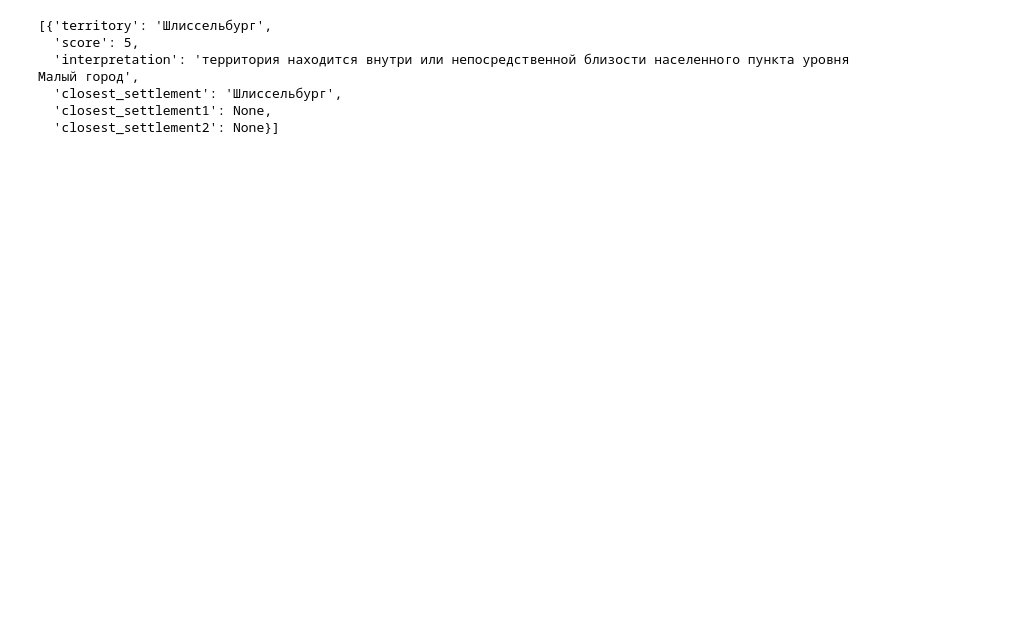
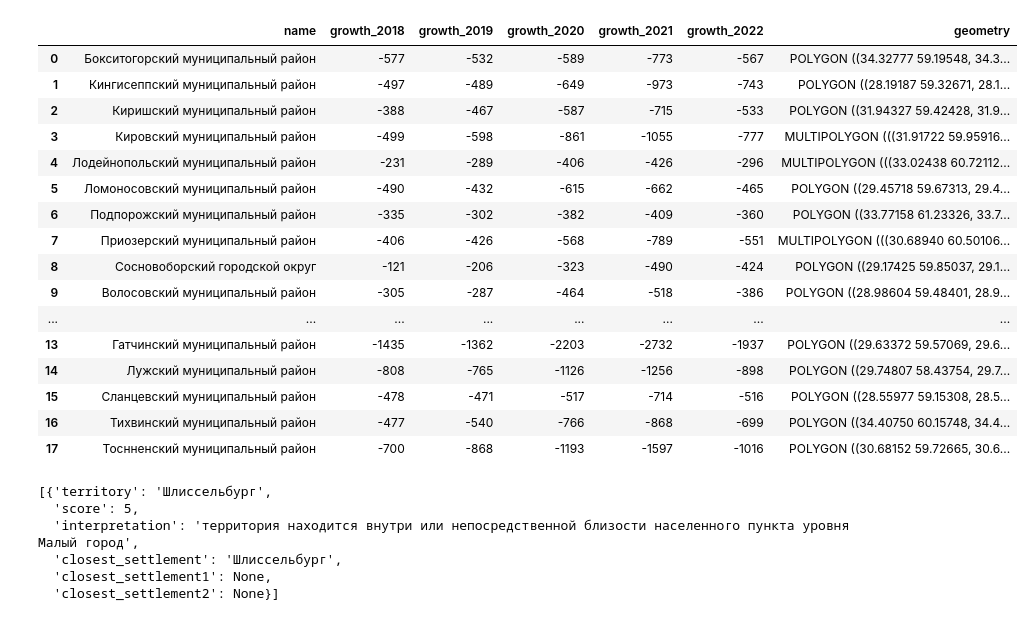
Before and after one commit to Mvin8/PopFrame, a Jupyter notebook: api_test.ipynb, the cells around one changed output. Drawn from its saved outputs; the diff is of its cells as text; code cells hidden in the pictures; blank space fills up the shorter version.

```diff
--- a/api_test.ipynb
+++ b/api_test.ipynb
@@ -2,6 +2,27 @@
 import geopandas as gpd
 import json
 from io import StringIO
+# %%
+gdf = gpd.read_file('examples\data\model_data\growth_mo.geojson')
+gdf
+# %% [output]
+|  | name | growth_2018 | growth_2019 | growth_2020 | growth_2021 | growth_2022 | geometry |
+| 0 | Бокситогорский муниципальный район | -577 | -532 | -589 | -773 | -567 | POLYGON ((34.32777 59.19548, 34.3... |
+| 1 | Кингисеппский муниципальный район | -497 | -489 | -649 | -973 | -743 | POLYGON ((28.19187 59.32671, 28.1... |
+| 2 | Киришский муниципальный район | -388 | -467 | -587 | -715 | -533 | POLYGON ((31.94327 59.42428, 31.9... |
+| 3 | Кировский муниципальный район | -499 | -598 | -861 | -1055 | -777 | MULTIPOLYGON (((31.91722 59.95916... |
+| 4 | Лодейнопольский муниципальный район | -231 | -289 | -406 | -426 | -296 | MULTIPOLYGON (((33.02438 60.72112... |
+| 5 | Ломоносовский муниципальный район | -490 | -432 | -615 | -662 | -465 | POLYGON ((29.45718 59.67313, 29.4... |
+| 6 | Подпорожский муниципальный район | -335 | -302 | -382 | -409 | -360 | POLYGON ((33.77158 61.23326, 33.7... |
+| 7 | Приозерский муниципальный район | -406 | -426 | -568 | -789 | -551 | MULTIPOLYGON (((30.68940 60.50106... |
+| 8 | Сосновоборский городской округ | -121 | -206 | -323 | -490 | -424 | POLYGON ((29.17425 59.85037, 29.1... |
+| 9 | Волосовский муниципальный район | -305 | -287 | -464 | -518 | -386 | POLYGON ((28.98604 59.48401, 28.9... |
+| ... | ... | ... | ... | ... | ... | ... | ... |
+| 13 | Гатчинский муниципальный район | -1435 | -1362 | -2203 | -2732 | -1937 | POLYGON ((29.63372 59.57069, 29.6... |
+| 14 | Лужский муниципальный район | -808 | -765 | -1126 | -1256 | -898 | POLYGON ((29.74807 58.43754, 29.7... |
+| 15 | Сланцевский муниципальный район | -478 | -471 | -517 | -714 | -516 | POLYGON ((28.55977 59.15308, 28.5... |
+| 16 | Тихвинский муниципальный район | -477 | -540 | -766 | -868 | -699 | POLYGON ((34.40750 60.15748, 34.4... |
+| 17 | Тоснненский муниципальный район | -700 | -868 | -1193 | -1597 | -1016 | POLYGON ((30.68152 59.72665, 30.6... |
 # %%
 geojson_data = {
     "type": "FeatureCollection",
```
Also changed, not shown: parts of 5 cells of this notebook, 6 other files.
